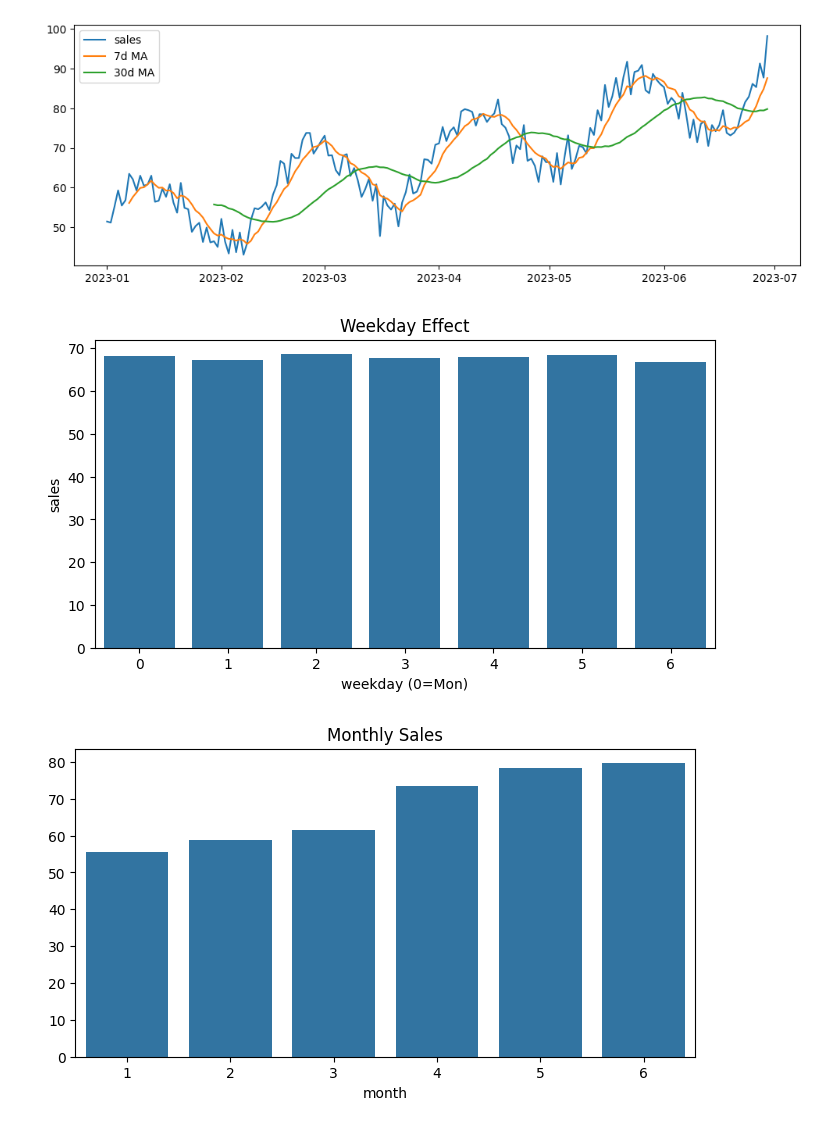
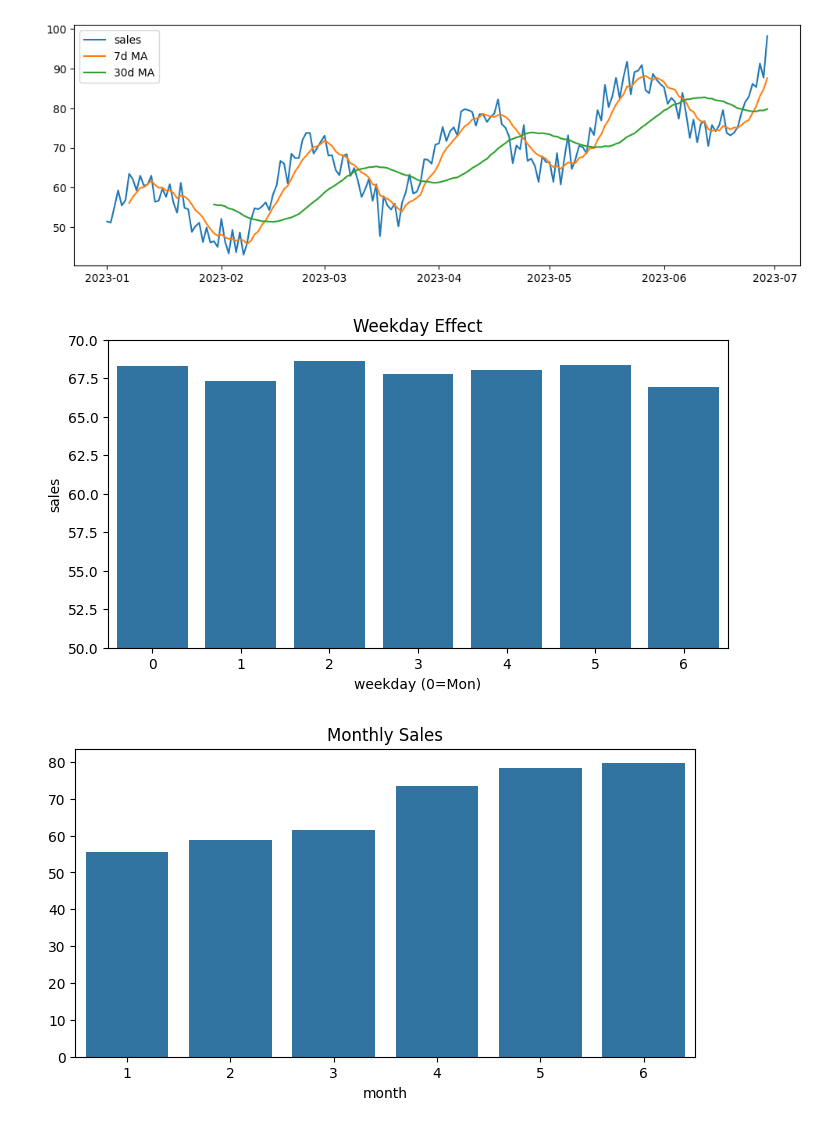
Before and after one commit to K-Tanaka8/time_series_eda_demand_forecast, a Jupyter notebook: time_series_eda_sample.ipynb, the cells around one changed output. Cells and saved outputs as stored; diff of their text form; code cells hidden in the pictures.

```diff
--- a/time_series_eda_sample.ipynb
+++ b/time_series_eda_sample.ipynb
@@ -129,24 +129,26 @@ plt.show()
 # %%
 # 8 曜日分析
 df["weekday"] = df.index.dayofweek
 
 weekday_sales = df.groupby("weekday")["sales"].mean()
 
 fig, ax = plt.subplots(figsize=(8,4))
 
 sns.barplot(
     x=weekday_sales.index,
     y=weekday_sales.values,
     ax=ax
 )
 
 ax.set_title("Weekday Effect")
 ax.set_xlabel("weekday (0=Mon)")
 ax.set_ylabel("sales")
 
+ax.set_ylim(50, 70)
+
 plt.show()
 # %% [output]
-[figure, old version]
+[figure, new version]
 # %%
 # 9 月別分析
 df["month"] = df.index.month
```
Also changed, not shown: parts of 4 cells of this notebook.
